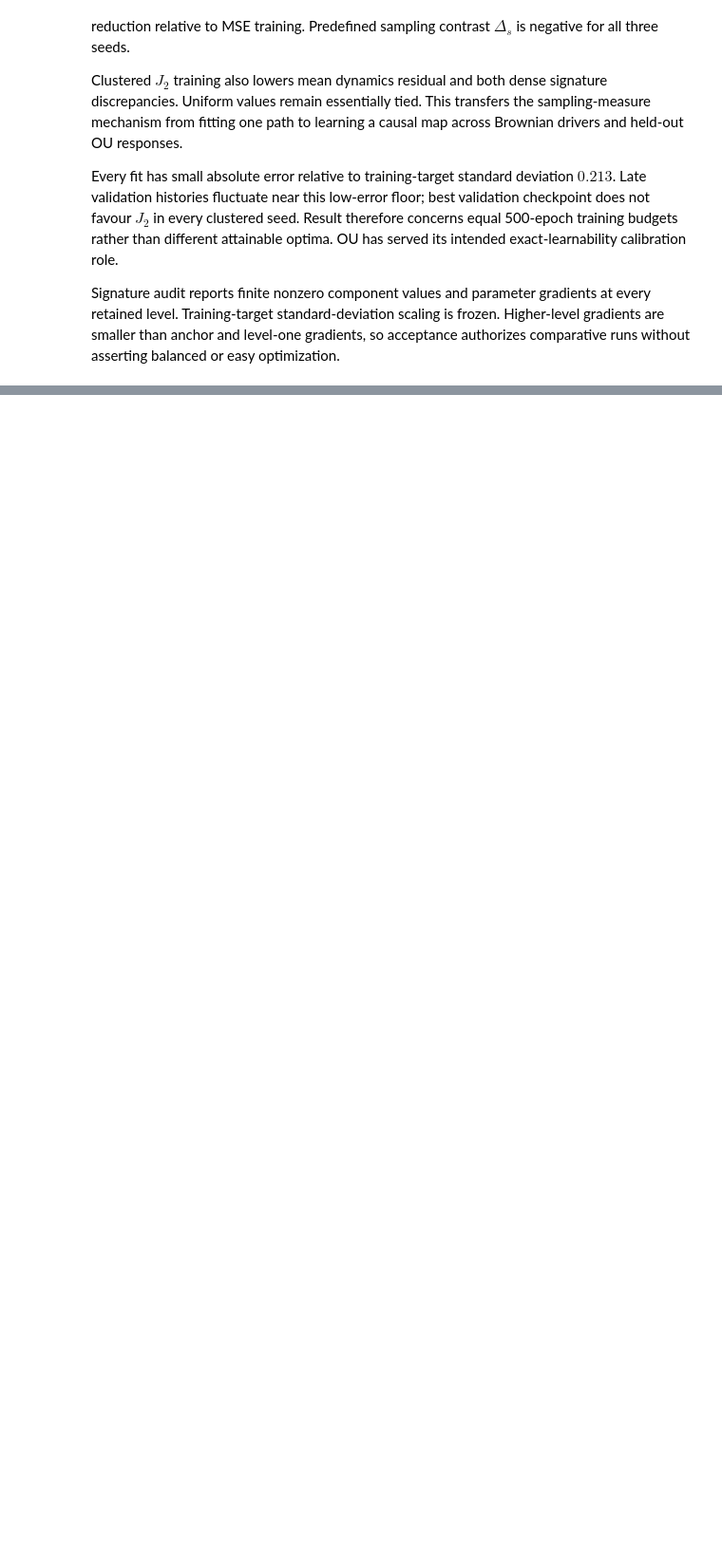
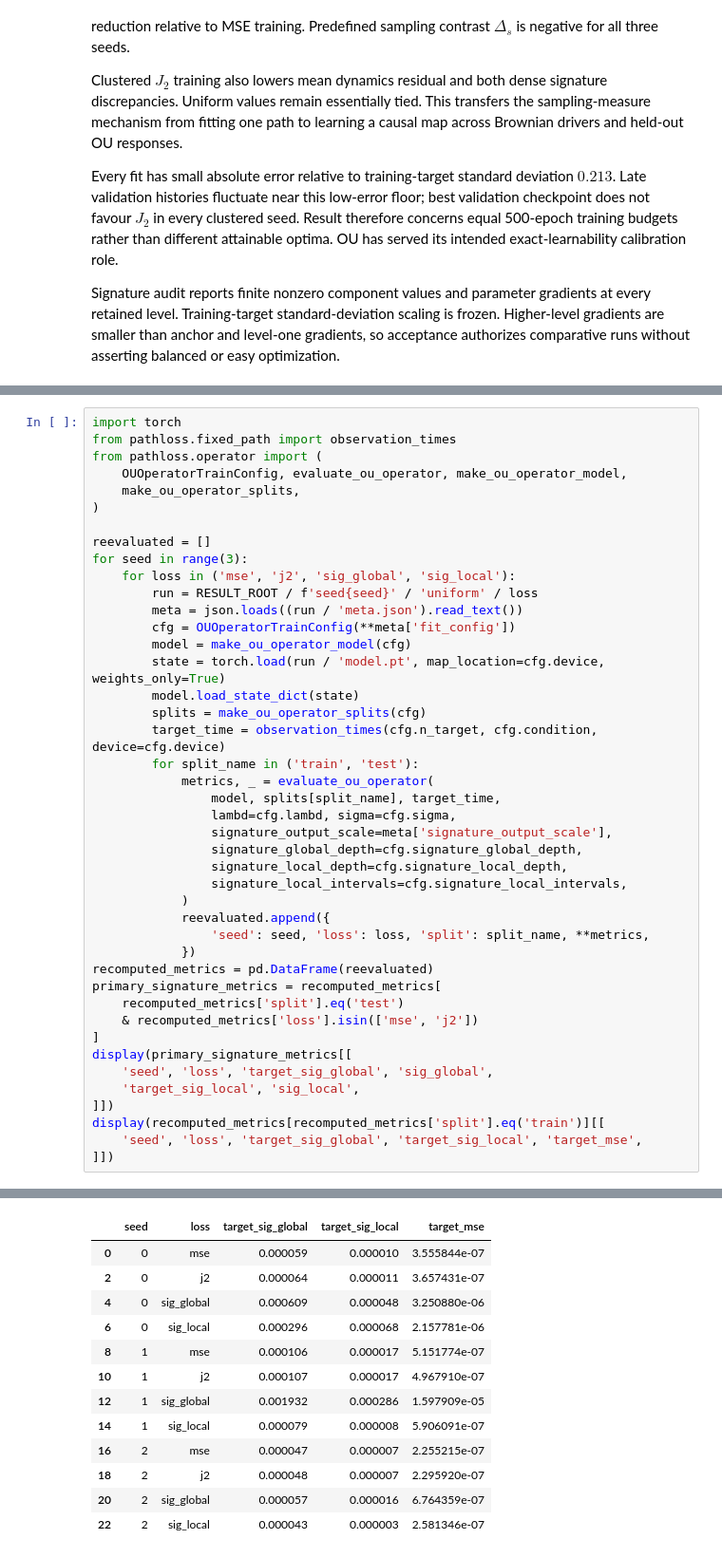
Before and after one commit to davinhpqiu/pathwise-loss, a Jupyter notebook: notebooks/06_brownian_ou_operator.ipynb, the cells around one changed output, grey strips where cells are left out. Shown at 95% size. Saved outputs shown, nothing was run; the diff lists cells and outputs as text; blank space fills up the shorter version.

```diff
--- a/notebooks/06_brownian_ou_operator.ipynb
+++ b/notebooks/06_brownian_ou_operator.ipynb
@@ -182,0 +245,44 @@ Signature audit reports finite nonzero component values and parameter gradients
+# %%
+import torch
+from pathloss.fixed_path import observation_times
+from pathloss.operator import (
+    OUOperatorTrainConfig, evaluate_ou_operator, make_ou_operator_model,
+    make_ou_operator_splits,
+)
+
+reevaluated = []
+for seed in range(3):
+    for loss in ('mse', 'j2', 'sig_global', 'sig_local'):
+        run = RESULT_ROOT / f'seed{seed}' / 'uniform' / loss
+        meta = json.loads((run / 'meta.json').read_text())
+        cfg = OUOperatorTrainConfig(**meta['fit_config'])
+        model = make_ou_operator_model(cfg)
+        state = torch.load(run / 'model.pt', map_location=cfg.device, weights_only=True)
+        model.load_state_dict(state)
+        splits = make_ou_operator_splits(cfg)
+        target_time = observation_times(cfg.n_target, cfg.condition, device=cfg.device)
+        for split_name in ('train', 'test'):
+            metrics, _ = evaluate_ou_operator(
+                model, splits[split_name], target_time,
+                lambd=cfg.lambd, sigma=cfg.sigma,
+                signature_output_scale=meta['signature_output_scale'],
+                signature_global_depth=cfg.signature_global_depth,
+                signature_local_depth=cfg.signature_local_depth,
+                signature_local_intervals=cfg.signature_local_intervals,
+            )
+            reevaluated.append({
+                'seed': seed, 'loss': loss, 'split': split_name, **metrics,
+            })
+recomputed_metrics = pd.DataFrame(reevaluated)
+primary_signature_metrics = recomputed_metrics[
+    recomputed_metrics['split'].eq('test')
+    & recomputed_metrics['loss'].isin(['mse', 'j2'])
+]
+display(primary_signature_metrics[[
+    'seed', 'loss', 'target_sig_global', 'sig_global',
+    'target_sig_local', 'sig_local',
+]])
+display(recomputed_metrics[recomputed_metrics['split'].eq('train')][[
+    'seed', 'loss', 'target_sig_global', 'target_sig_local', 'target_mse',
+]])
+# %% [output]
@@ -182,0 +296,13 @@ Signature audit reports finite nonzero component values and parameter gradients
+|  | seed | loss | target_sig_global | target_sig_local | target_mse |
+| 0 | 0 | mse | 0.000059 | 0.000010 | 3.555844e-07 |
+| 2 | 0 | j2 | 0.000064 | 0.000011 | 3.657431e-07 |
+| 4 | 0 | sig_global | 0.000609 | 0.000048 | 3.250880e-06 |
+| 6 | 0 | sig_local | 0.000296 | 0.000068 | 2.157781e-06 |
+| 8 | 1 | mse | 0.000106 | 0.000017 | 5.151774e-07 |
+| 10 | 1 | j2 | 0.000107 | 0.000017 | 4.967910e-07 |
+| 12 | 1 | sig_global | 0.001932 | 0.000286 | 1.597909e-05 |
+| 14 | 1 | sig_local | 0.000079 | 0.000008 | 5.906091e-07 |
+| 16 | 2 | mse | 0.000047 | 0.000007 | 2.255215e-07 |
+| 18 | 2 | j2 | 0.000048 | 0.000007 | 2.295920e-07 |
+| 20 | 2 | sig_global | 0.000057 | 0.000016 | 6.764359e-07 |
+| 22 | 2 | sig_local | 0.000043 | 0.000003 | 2.581346e-07 |
```
Also changed, not shown: parts of 12 cells of this notebook.
